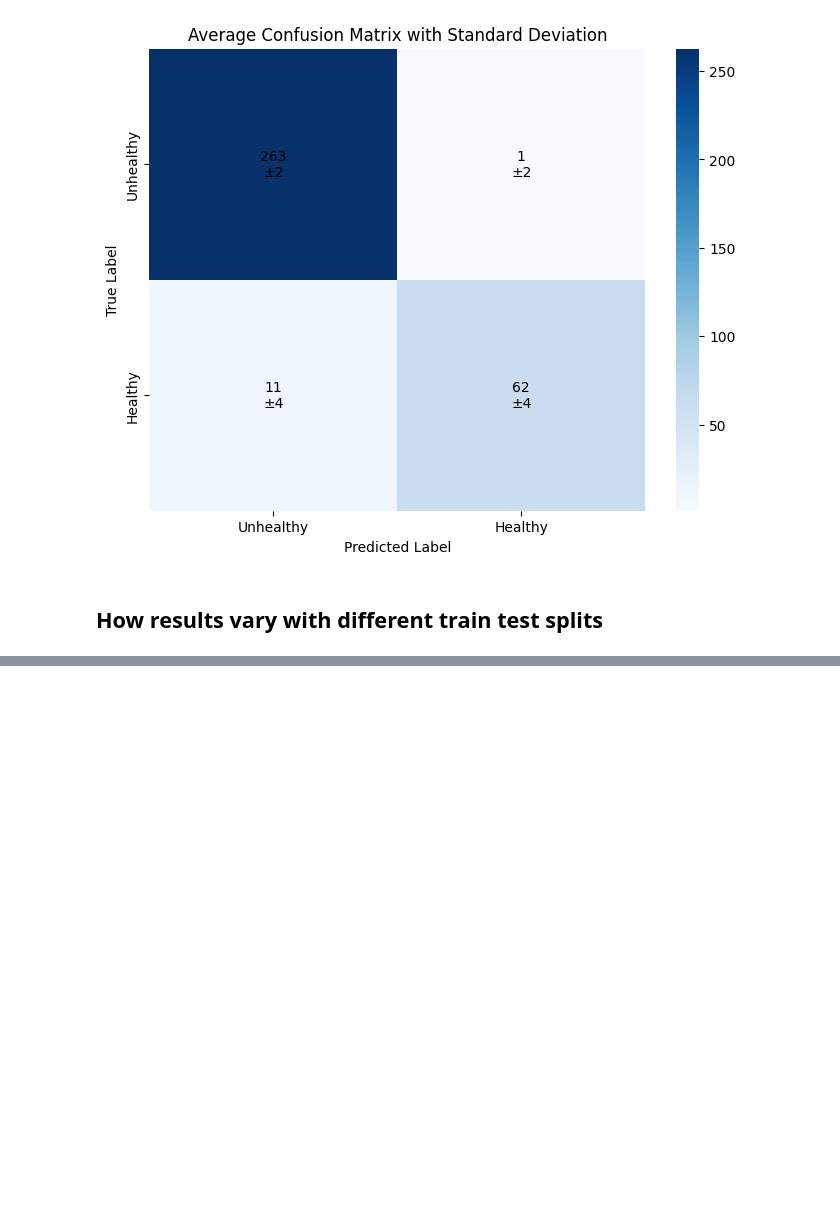
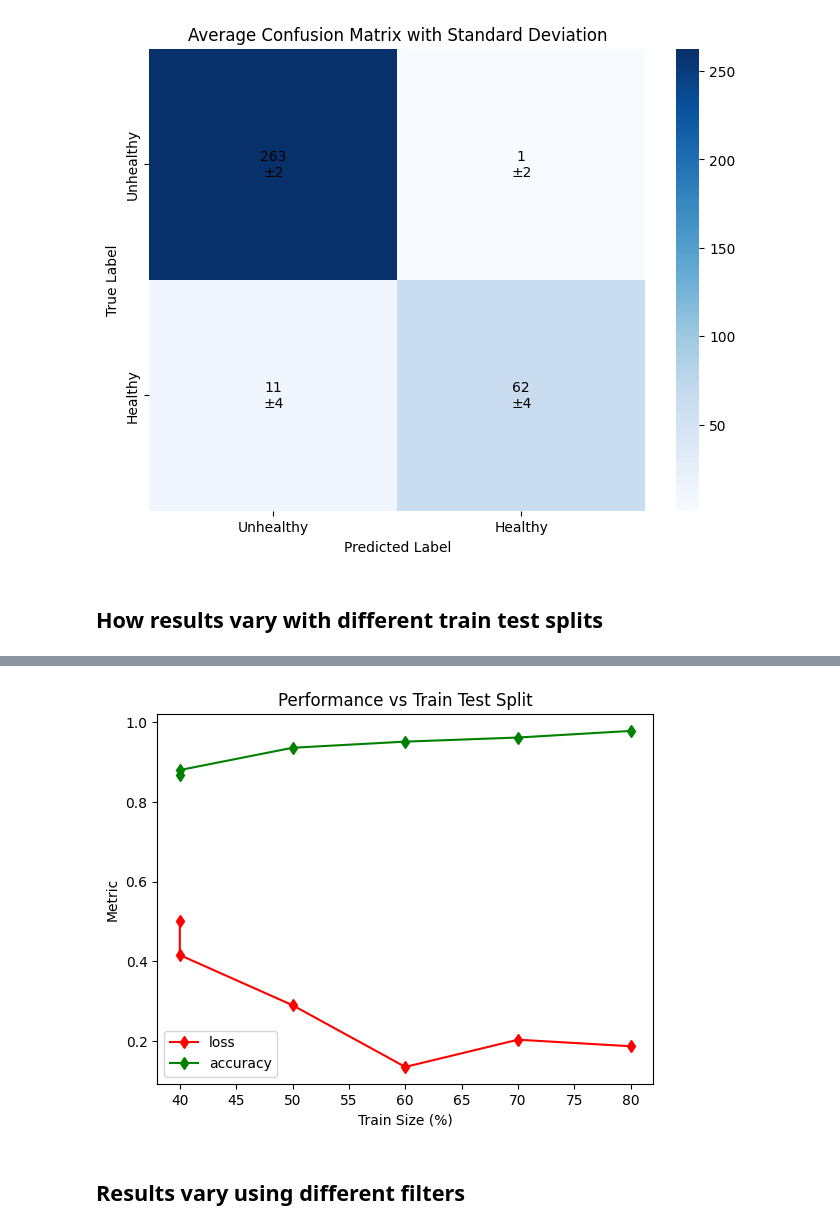
Before and after one commit to patcourts/ES98C-ECG-Project, a Jupyter notebook: src/NN- binary.ipynb, the cells around one changed output, grey strips where cells are left out. Drawn from its saved outputs; the diff is of its cells as text; code cells hidden in the pictures; blank space fills up the shorter version.

Commit message:
adds filter and train test split comparissons

```diff
--- a/src/NN- binary.ipynb
+++ b/src/NN- binary.ipynb
@@ -671,11 +671,10 @@ plt.show()
 # %% [markdown]
 ## How results vary with different train test splits
 # %%
-#maybe limited by amount of data so instead lets try using all the data available, i.e. all 6 channels
-
 #obtaining original data first, takes time to filter so done outside loop
 data, labels = get_data_CNN(splits=None, denoise_method = None)
 
+#listing different train test splits
 train_splits_list = []
 
 train_splits2 = {}
@@ -704,8 +703,8 @@ train_splits5['test'] = 0.6
 train_splits_list.append(train_splits5)
 
 train_splits6 = {}
-train_splits6['train'] = 0.4
-train_splits6['test'] = 0.6
+train_splits6['train'] = 0.3
+train_splits6['test'] = 0.7
 train_splits_list.append(train_splits6)
 
 
@@ -844,3 +843,33 @@ Epoch 11/20
 28/28 ━━━━━━━━━━━━━━━━━━━━ 13s 459ms/step - accuracy: 0.9626 - loss: 0.4081 - val_accuracy: 0.8353 - val_loss: 0.4819
 Epoch 12/20
 28/28 ━━━━━━━━━━━━━━━━━━━━ 20s 446ms/step - accuracy: 0.9488 - loss: 0.3410 - val_accuracy: 0.6929 - val_loss: 1.0879
+# %%
+losses = []
+accuracies = []
+
+for i in range(len(train_splits_list)):
+    X_test = data_list[i]['X_test']
+    y_test = data_list[i]['y_test']
+
+    loss, accuracy = model_list[i].evaluate(X_test, y_test, verbose=0)
+    losses.append(loss)
+    accuracies.append(accuracy)
+
+x_ticks_list = []
+for split in train_splits_list:
+    x_ticks_list.append(split['train'] * 100)
+# %%
+fig, axes = plt.subplots()
+
+axes.plot(x_ticks_list, losses, color='red', marker = 'd', label='loss')
+axes.plot(x_ticks_list, accuracies, color='green', marker='d', label = 'accuracy')
+axes.set_xlabel('Train Size (%)')
+axes.set_ylabel('Metric')
+axes.set_title('Performance vs Train Test Split')
+axes.legend()
+plt.savefig('figures/CNN_train_test_split.png', bbox_inches='tight')
+plt.show()
+# %% [output]
+[figure, added]
+# %% [markdown]
+## Results vary using different filters
```
Also changed, not shown: parts of 3 cells of this notebook, 2 other files.
